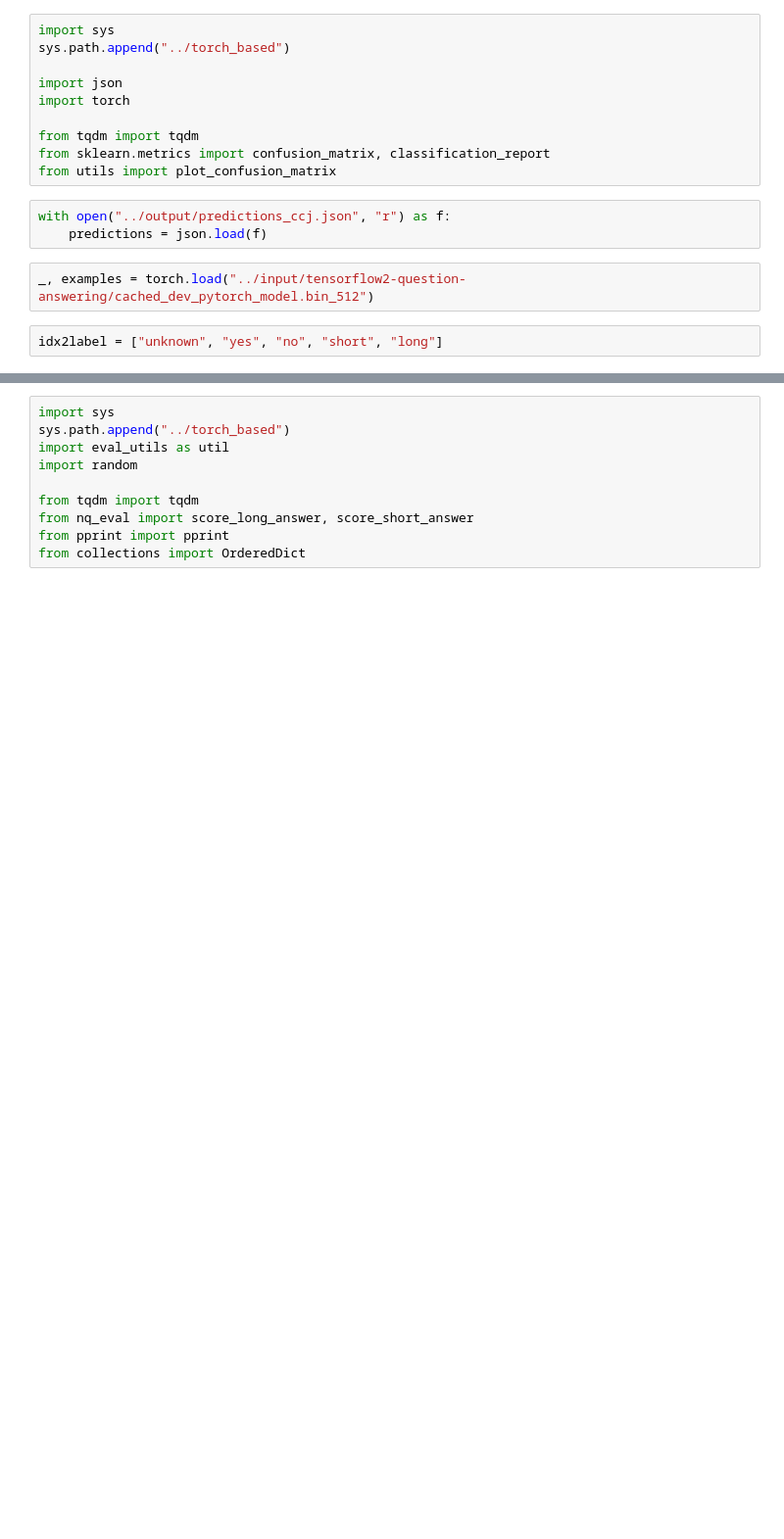
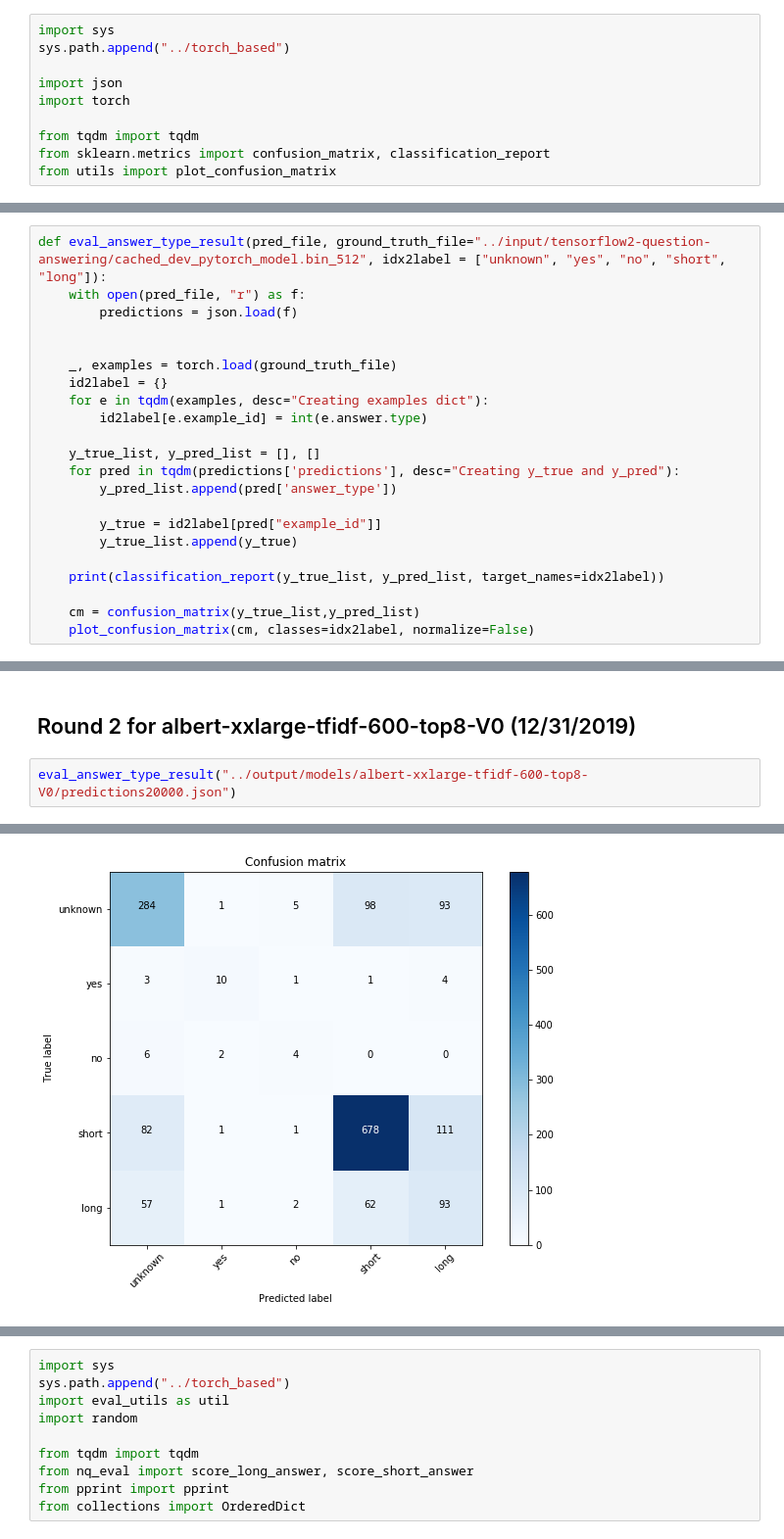
Before and after one commit to mikelkl/TF2-QA, a Jupyter notebook: notebooks/error_analysis.ipynb, the cells around one changed output, grey strips where cells are left out. Shown: that part at 98% size. Cells and saved outputs as stored; diff of their text form; blank space fills up the shorter version.

Commit message:
feat: error analysis round 2 for albert-xxlarge-tfidf-600-top8-V0

```diff
--- a/notebooks/error_analysis.ipynb
+++ b/notebooks/error_analysis.ipynb
@@ -10,10 +10,3 @@ import torch
 from tqdm import tqdm
 from sklearn.metrics import confusion_matrix, classification_report
 from utils import plot_confusion_matrix
-# %%
-with open("../output/predictions_ccj.json", "r") as f:
-    predictions = json.load(f)
-# %%
-_, examples = torch.load("../input/tensorflow2-question-answering/cached_dev_pytorch_model.bin_512")
-# %%
-idx2label = ["unknown", "yes", "no", "short", "long"]
@@ -52,0 +13,22 @@ weighted avg       0.69      0.63      0.62      1600
+# %%
+def eval_answer_type_result(pred_file, ground_truth_file="../input/tensorflow2-question-answering/cached_dev_pytorch_model.bin_512", idx2label = ["unknown", "yes", "no", "short", "long"]):
+    with open(pred_file, "r") as f:
+        predictions = json.load(f)
+
+
+    _, examples = torch.load(ground_truth_file)
+    id2label = {}
+    for e in tqdm(examples, desc="Creating examples dict"):
+        id2label[e.example_id] = int(e.answer.type)
+
+    y_true_list, y_pred_list = [], []
+    for pred in tqdm(predictions['predictions'], desc="Creating y_true and y_pred"):
+        y_pred_list.append(pred['answer_type'])
+
+        y_true = id2label[pred["example_id"]]
+        y_true_list.append(y_true)
+
+    print(classification_report(y_true_list, y_pred_list, target_names=idx2label))
+
+    cm = confusion_matrix(y_true_list,y_pred_list)
+    plot_confusion_matrix(cm, classes=idx2label, normalize=False)
@@ -52,0 +54,5 @@ weighted avg       0.69      0.63      0.62      1600
+# %% [markdown]
+## Round 2 for albert-xxlarge-tfidf-600-top8-V0 (12/31/2019)
+# %%
+eval_answer_type_result("../output/models/albert-xxlarge-tfidf-600-top8-V0/predictions20000.json")
+# %% [output]
@@ -53 +72,2 @@ weighted avg       0.69      0.63      0.62      1600
+[figure, added]
 # %% [markdown]
```
Also changed, not shown: parts of 15 cells of this notebook.
